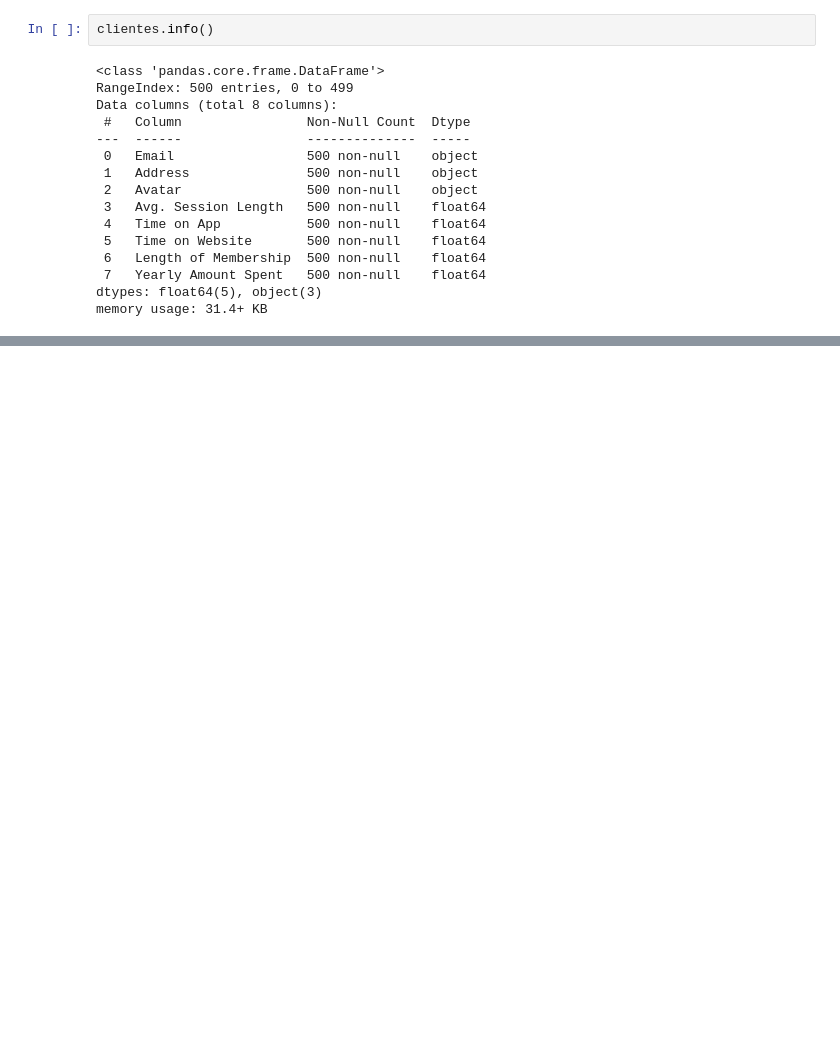
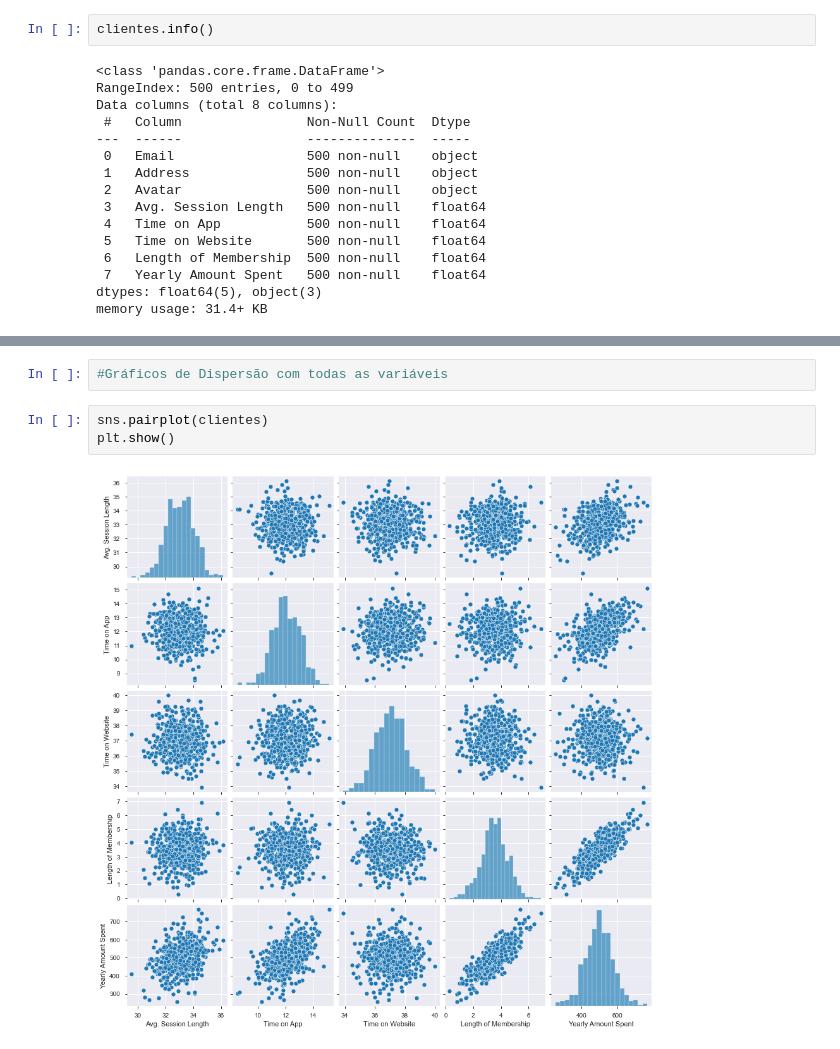
Before and after one commit to luizabamorim/Algoritmos-de-Machine-Learning, a Jupyter notebook: Regressão Linear/Ecommerce_Reg_Linear.ipynb, the cells around one changed output, grey strips where cells are left out. Cells and saved outputs as stored; diff of their text form; blank space fills up the shorter version.

```diff
--- a/Regressão Linear/Ecommerce_Reg_Linear.ipynb
+++ b/Regressão Linear/Ecommerce_Reg_Linear.ipynb
@@ -75,0 +153,7 @@ memory usage: 31.4+ KB
+# %%
+#Gráficos de Dispersão com todas as variáveis
+# %%
+sns.pairplot(clientes)
+plt.show()
+# %% [output]
+[figure, added]
```
Also changed, not shown: parts of 18 cells of this notebook.
